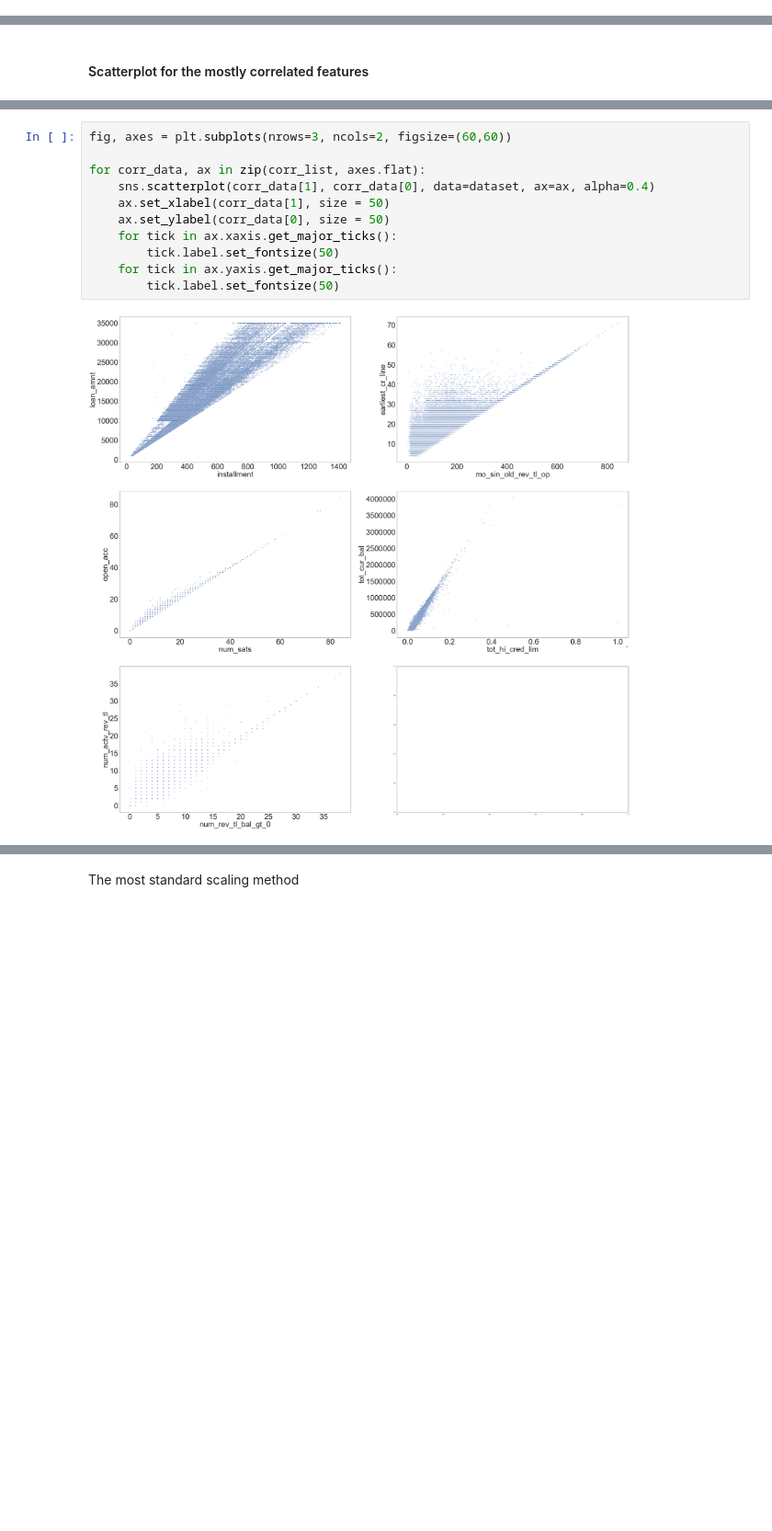
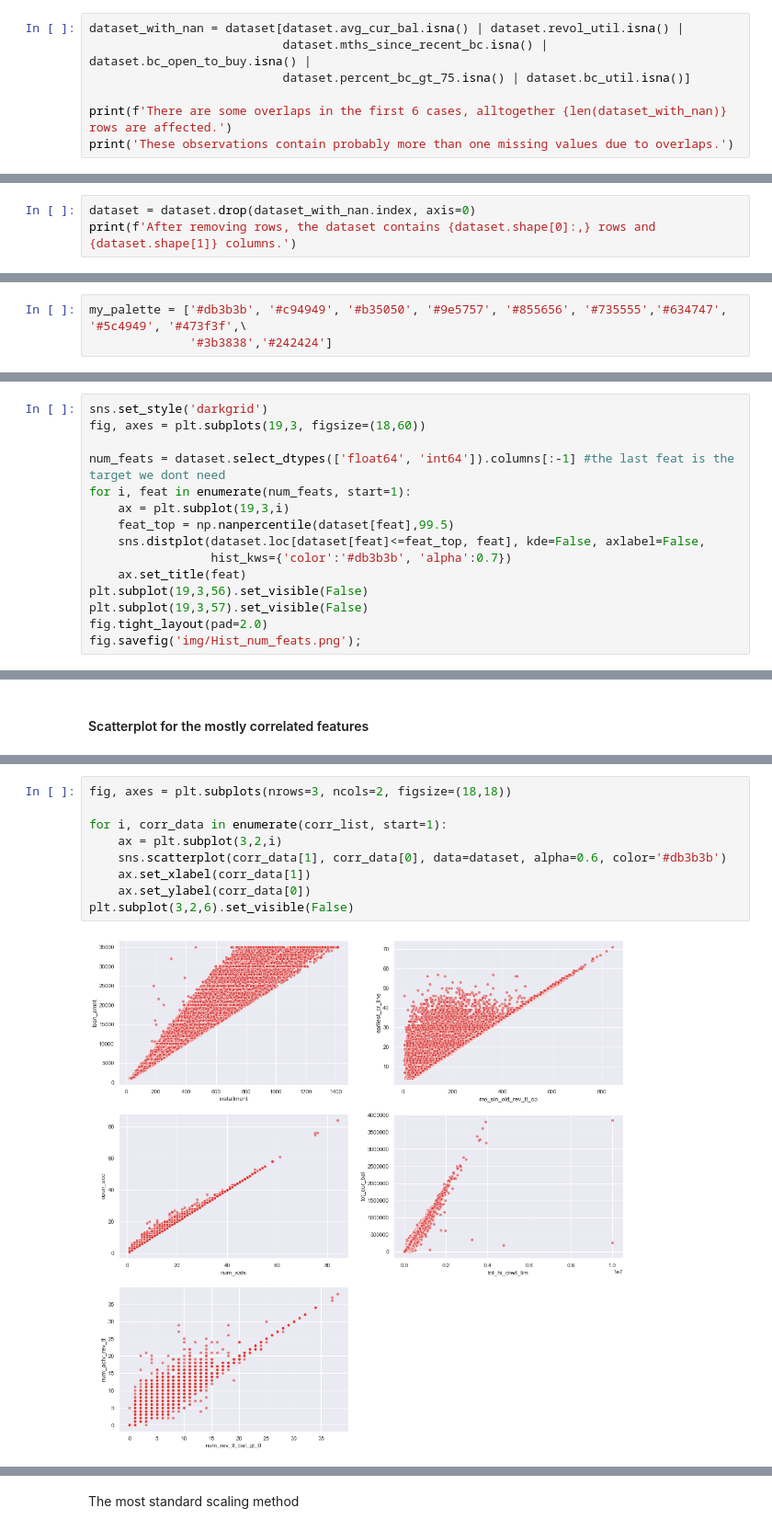
Before and after one commit to apy444/personal_loan_default_prediction, a Jupyter notebook: EDA.ipynb, the cells around one changed output, grey strips where cells are left out. Shown at 92% size. Saved outputs shown, nothing was run; the diff lists cells and outputs as text; blank space fills up the shorter version.

```diff
--- a/EDA.ipynb
+++ b/EDA.ipynb
@@ -253,0 +250,7 @@ After removing features, the dataset contains 235,629 rows and 65 columns.
+# %%
+dataset_with_nan = dataset[dataset.avg_cur_bal.isna() | dataset.revol_util.isna() |
+                           dataset.mths_since_recent_bc.isna() | dataset.bc_open_to_buy.isna() |
+                           dataset.percent_bc_gt_75.isna() | dataset.bc_util.isna()]
+
+print(f'There are some overlaps in the first 6 cases, alltogether {len(dataset_with_nan)} rows are affected.')
+print('These observations contain probably more than one missing values due to overlaps.')
@@ -253,0 +260,3 @@ After removing features, the dataset contains 235,629 rows and 65 columns.
+# %%
+dataset = dataset.drop(dataset_with_nan.index, axis=0)
+print(f'After removing rows, the dataset contains {dataset.shape[0]:,} rows and {dataset.shape[1]} columns.')
@@ -375,4 +392,7 @@ Name: term, dtype: int64
 dataset['term'] = dataset.term.apply(lambda x: 36 if x == ' 36 months' else 60)
+# %%
+my_palette = ['#db3b3b', '#c94949', '#b35050', '#9e5757', '#855656', '#735555','#634747', '#5c4949', '#473f3f',\
+              '#3b3838','#242424']
 # %%
 fig2 = plt.figure(figsize=(5,5))
 ax = sns.barplot(x=['36 months', '60 months'], y=dataset.groupby('term').target.mean(),
@@ -771,0 +788,15 @@ By calculation Pearson correlation coefficient we can detect pairwise correlatio
+# %%
+sns.set_style('darkgrid')
+fig, axes = plt.subplots(19,3, figsize=(18,60))
+
+num_feats = dataset.select_dtypes(['float64', 'int64']).columns[:-1] #the last feat is the target we dont need
+for i, feat in enumerate(num_feats, start=1):
+    ax = plt.subplot(19,3,i)
+    feat_top = np.nanpercentile(dataset[feat],99.5)
+    sns.distplot(dataset.loc[dataset[feat]<=feat_top, feat], kde=False, axlabel=False,
+                 hist_kws={'color':'#db3b3b', 'alpha':0.7})
+    ax.set_title(feat)
+plt.subplot(19,3,56).set_visible(False)
+plt.subplot(19,3,57).set_visible(False)
+fig.tight_layout(pad=2.0)
+fig.savefig('img/Hist_num_feats.png');
@@ -796,13 +832,11 @@ corr_df.sort_values(by='r_pearson', ascending=False)
 # %%
-fig, axes = plt.subplots(nrows=3, ncols=2, figsize=(60,60))
+fig, axes = plt.subplots(nrows=3, ncols=2, figsize=(18,18))
 
-for corr_data, ax in zip(corr_list, axes.flat):
-    sns.scatterplot(corr_data[1], corr_data[0], data=dataset, ax=ax, alpha=0.4)
-    ax.set_xlabel(corr_data[1], size = 50)
-    ax.set_ylabel(corr_data[0], size = 50)
-    for tick in ax.xaxis.get_major_ticks():
-        tick.label.set_fontsize(50)
-    for tick in ax.yaxis.get_major_ticks():
-        tick.label.set_fontsize(50)
+for i, corr_data in enumerate(corr_list, start=1):
+    ax = plt.subplot(3,2,i)
+    sns.scatterplot(corr_data[1], corr_data[0], data=dataset, alpha=0.6, color='#db3b3b')
+    ax.set_xlabel(corr_data[1])
+    ax.set_ylabel(corr_data[0])
+plt.subplot(3,2,6).set_visible(False)
 # %% [output]
-[figure, old version]
+[figure, new version]
```
Also changed, not shown: parts of 231 cells of this notebook.
